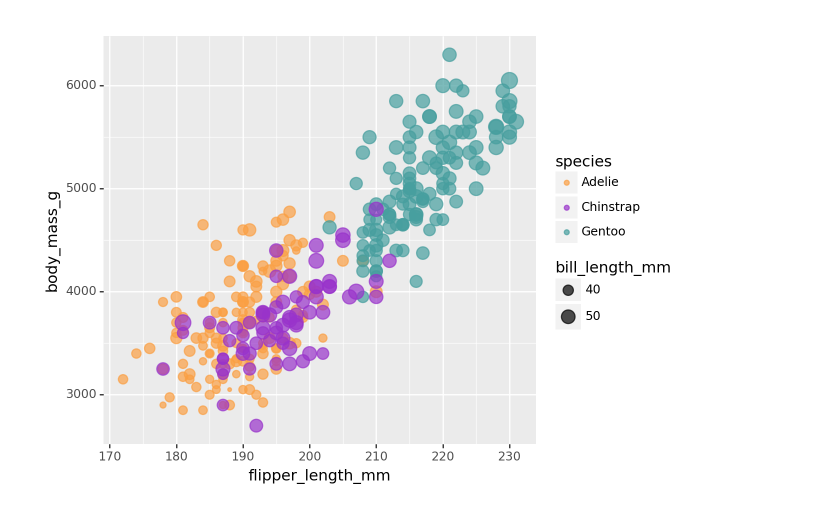
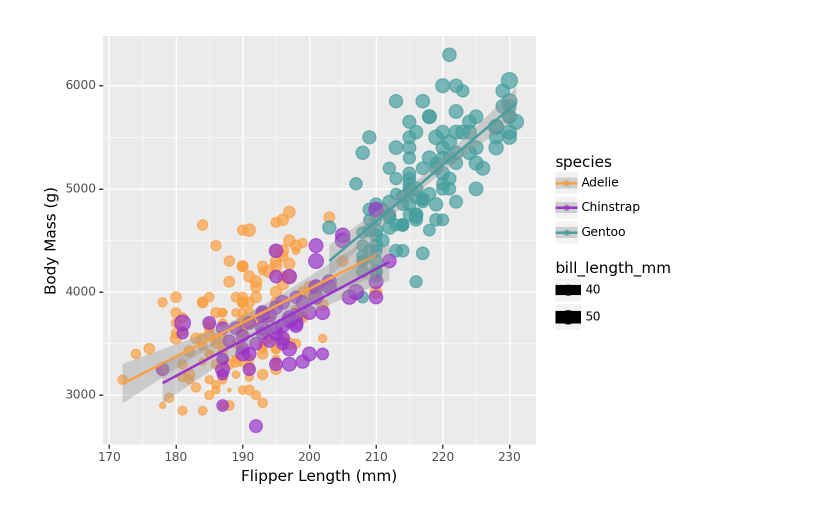
Before and after one commit to cs573-24s/a2-DataVis-7Ways, a Jupyter notebook: plotnine/plotnine.ipynb, the cells around one changed output. Saved outputs shown, nothing was run; the diff lists cells and outputs as text; code cells hidden in the pictures.

```diff
--- a/plotnine/plotnine.ipynb
+++ b/plotnine/plotnine.ipynb
@@ -8,8 +8,9 @@ colors = ["#fba044","#9933cb","#479f9f"]
 # %%
 scatter_plot = ggplot(df, aes(x='flipper_length_mm', y='body_mass_g', color='species', size='bill_length_mm')) + \
     geom_point(alpha=0.7) + \
     scale_color_manual(values = colors) + \
-    labs(x="Flipper Length (mm)", y="Body Mass (g)")
+    labs(x="Flipper Length (mm)", y="Body Mass (g)")+\
+    geom_smooth(method="lm")
 print(scatter_plot)
 # %% [output]
-[figure, old version]
+[figure, new version]
```
Also changed, not shown: parts of 1 cell of this notebook.
